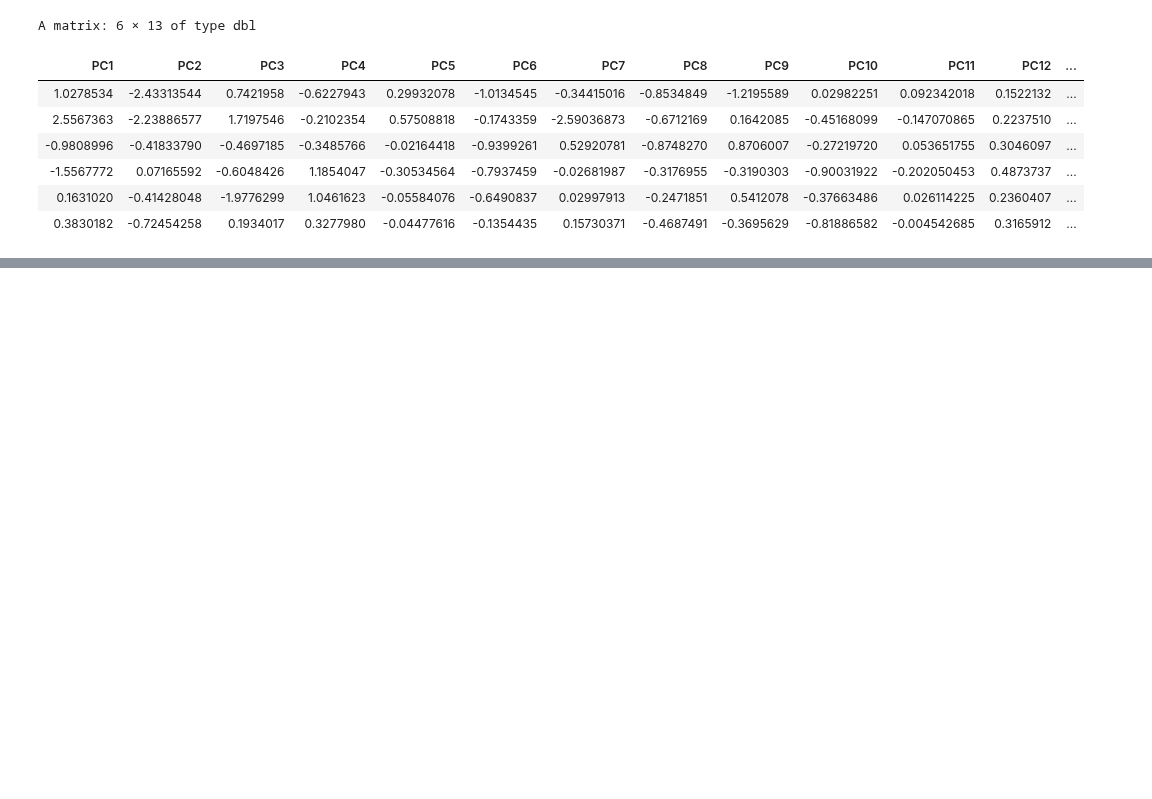
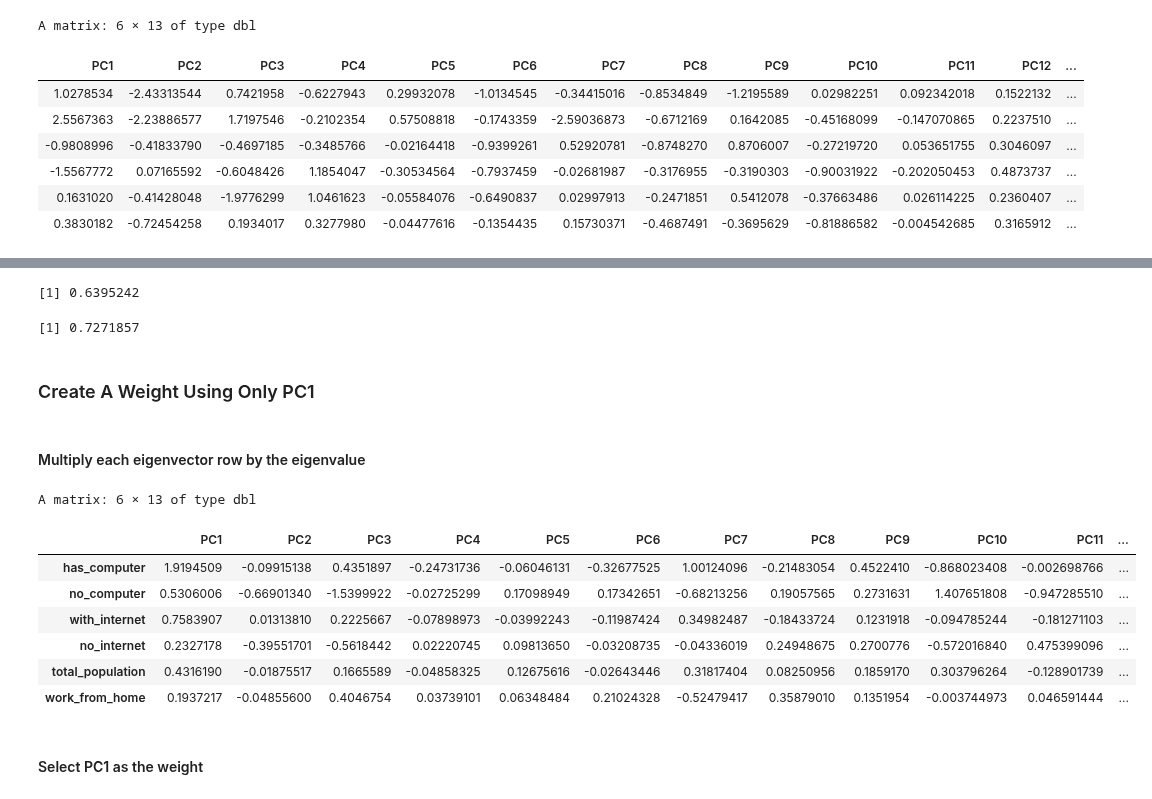
Before and after one commit to nicholasptran/eastern-washington-digital-equity, a Jupyter notebook: notebooks/pca_method2.ipynb, the cells around one changed output, grey strips where cells are left out. Drawn from its saved outputs; the diff is of its cells as text; code cells hidden in the pictures; blank space fills up the shorter version.

```diff
--- a/notebooks/pca_method2.ipynb
+++ b/notebooks/pca_method2.ipynb
@@ -45,5 +45,5 @@ A data.frame: 6 × 13
 # %% [markdown]
 #### Standardize The Data
 # %%
-data <- scale(data)
+scaled_data <- scale(data)
 # %%
@@ -221,0 +245,29 @@ A matrix: 6 × 13 of type dbl
+# %%
+sum(percent_explained[1:3])
+sum(percent_explained[1:4])
+# %% [output]
+[1] 0.6395242
+[1] 0.7271857
+# %% [markdown]
+### Create A Weight Using Only PC1
+# %% [markdown]
+#### Multiply each eigenvector row by the eigenvalue
+# %%
+weight <- eigenvectors
+
+for (i in 1:ncol(weight)) {
+    weight[i, ] <- weight[i, ] * eigenvalues[i]
+}
+# %%
+head(weight)
+# %% [output]
+A matrix: 6 × 13 of type dbl
+|  | PC1 | PC2 | PC3 | PC4 | PC5 | PC6 | PC7 | PC8 | PC9 | PC10 | PC11 | ... |
+| has_computer | 1.9194509 | -0.09915138 | 0.4351897 | -0.24731736 | -0.06046131 | -0.32677525 | 1.00124096 | -0.21483054 | 0.4522410 | -0.868023408 | -0.002698766 | ... |
+| no_computer | 0.5306006 | -0.66901340 | -1.5399922 | -0.02725299 | 0.17098949 | 0.17342651 | -0.68213256 | 0.19057565 | 0.2731631 | 1.407651808 | -0.947285510 | ... |
+| with_internet | 0.7583907 | 0.01313810 | 0.2225667 | -0.07898973 | -0.03992243 | -0.11987424 | 0.34982487 | -0.18433724 | 0.1231918 | -0.094785244 | -0.181271103 | ... |
+| no_internet | 0.2327178 | -0.39551701 | -0.5618442 | 0.02220745 | 0.09813650 | -0.03208735 | -0.04336019 | 0.24948675 | 0.2700776 | -0.572016840 | 0.475399096 | ... |
+| total_population | 0.4316190 | -0.01875517 | 0.1665589 | -0.04858325 | 0.12675616 | -0.02643446 | 0.31817404 | 0.08250956 | 0.1859170 | 0.303796264 | -0.128901739 | ... |
+| work_from_home | 0.1937217 | -0.04855600 | 0.4046754 | 0.03739101 | 0.06348484 | 0.21024328 | -0.52479417 | 0.35879010 | 0.1351954 | -0.003744973 | 0.046591444 | ... |
+# %% [markdown]
+#### Select PC1 as the weight
```
Also changed, not shown: parts of 39 cells of this notebook, 4 other files.
